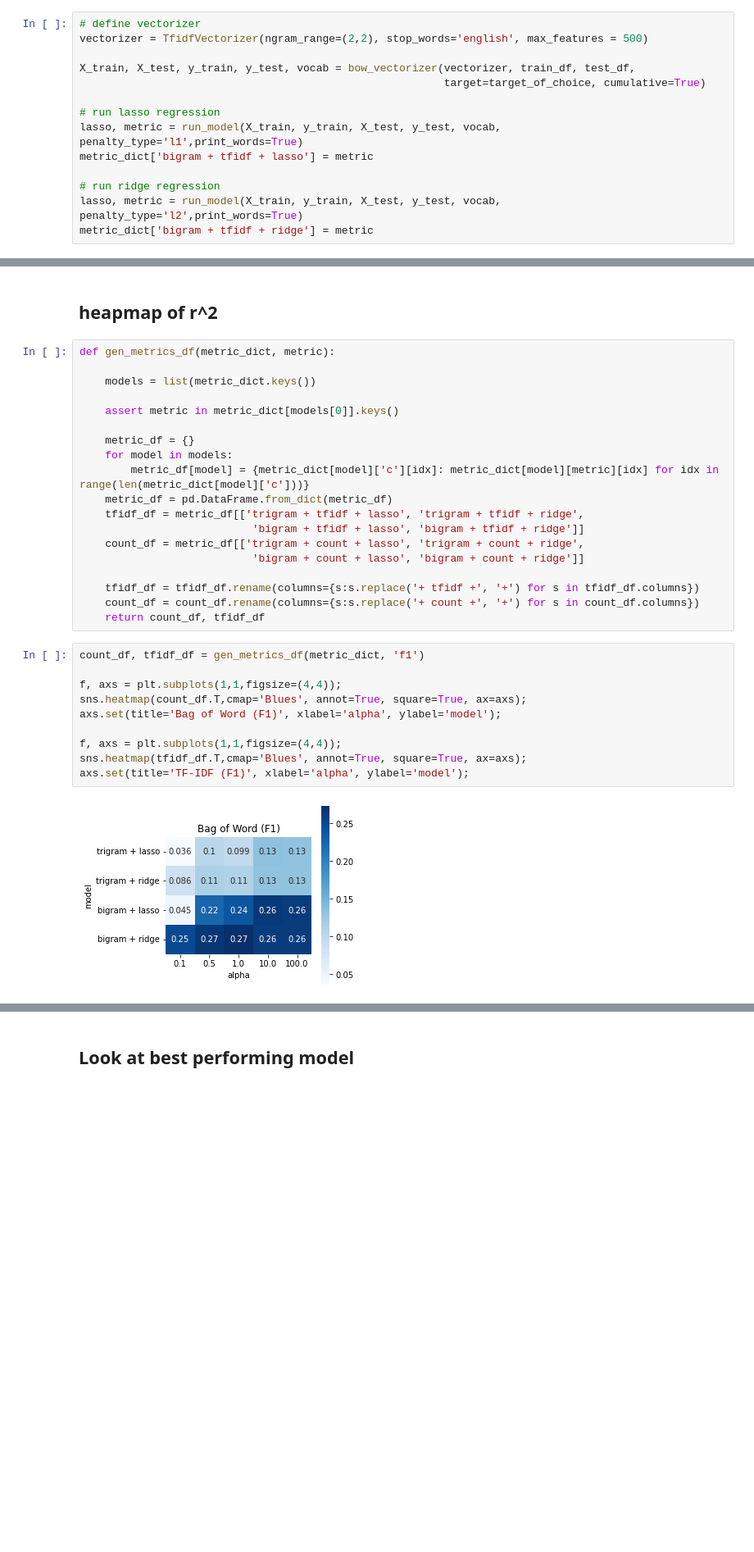
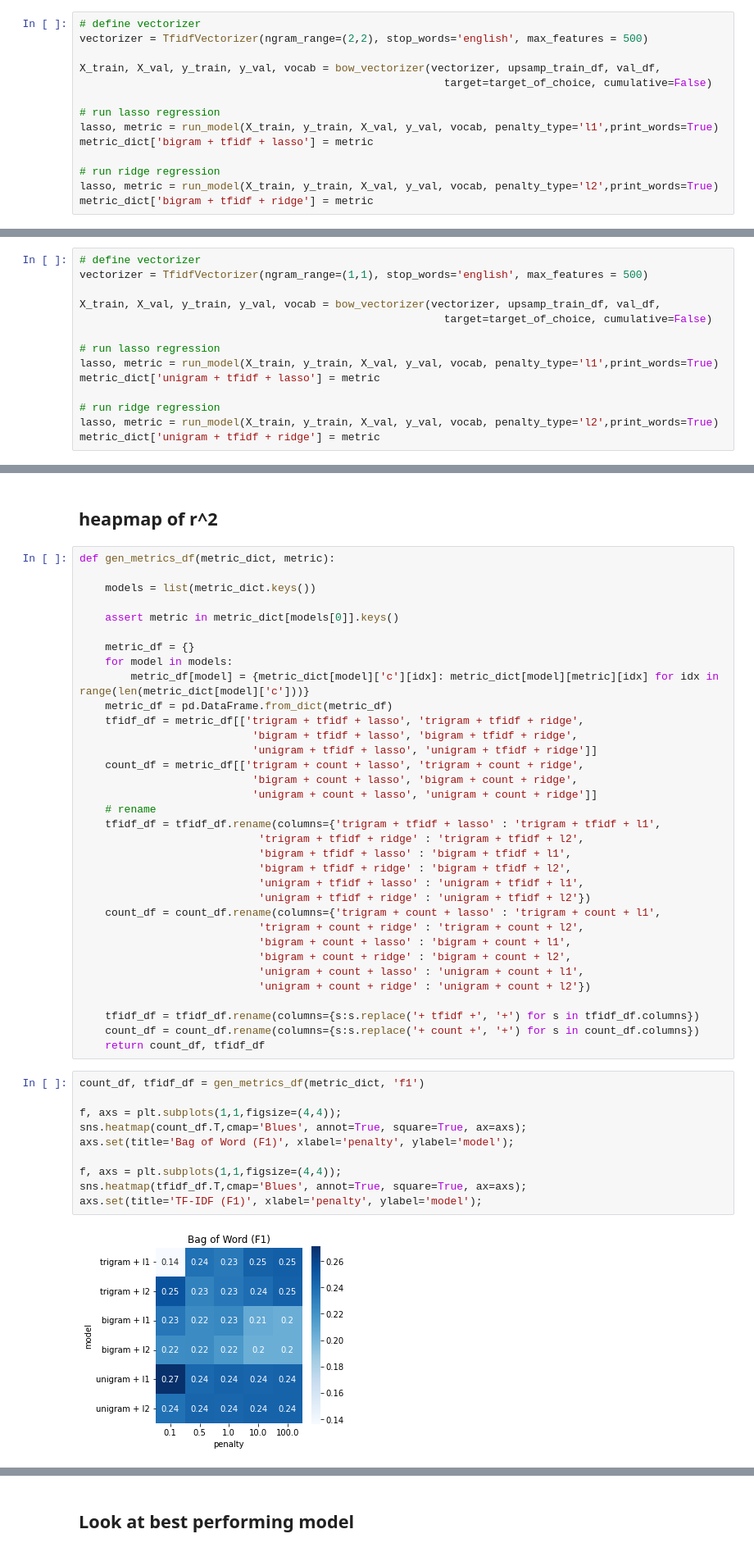
Before and after one commit to lotusxia/297r-caps, a Jupyter notebook: models/bow/regression_w_text_BoW_product.ipynb, the cells around one changed output, grey strips where cells are left out. Shown: that part at 82% size. Saved outputs shown, nothing was run; the diff lists cells and outputs as text; blank space fills up the shorter version.

```diff
--- a/models/bow/regression_w_text_BoW_product.ipynb
+++ b/models/bow/regression_w_text_BoW_product.ipynb
@@ -351,14 +385,14 @@ bad words:
 # define vectorizer
 vectorizer = TfidfVectorizer(ngram_range=(2,2), stop_words='english', max_features = 500)
 
-X_train, X_test, y_train, y_test, vocab = bow_vectorizer(vectorizer, train_df, test_df,
-                                                         target=target_of_choice, cumulative=True)
+X_train, X_val, y_train, y_val, vocab = bow_vectorizer(vectorizer, upsamp_train_df, val_df,
+                                                         target=target_of_choice, cumulative=False)
 
 # run lasso regression
-lasso, metric = run_model(X_train, y_train, X_test, y_test, vocab, penalty_type='l1',print_words=True)
+lasso, metric = run_model(X_train, y_train, X_val, y_val, vocab, penalty_type='l1',print_words=True)
 metric_dict['bigram + tfidf + lasso'] = metric
 
 # run ridge regression
-lasso, metric = run_model(X_train, y_train, X_test, y_test, vocab, penalty_type='l2',print_words=True)
+lasso, metric = run_model(X_train, y_train, X_val, y_val, vocab, penalty_type='l2',print_words=True)
 metric_dict['bigram + tfidf + ridge'] = metric
 # %% [output]
@@ -403,0 +475,14 @@ bad words:
+# %%
+# define vectorizer
+vectorizer = TfidfVectorizer(ngram_range=(1,1), stop_words='english', max_features = 500)
+
+X_train, X_val, y_train, y_val, vocab = bow_vectorizer(vectorizer, upsamp_train_df, val_df,
+                                                         target=target_of_choice, cumulative=False)
+
+# run lasso regression
+lasso, metric = run_model(X_train, y_train, X_val, y_val, vocab, penalty_type='l1',print_words=True)
+metric_dict['unigram + tfidf + lasso'] = metric
+
+# run ridge regression
+lasso, metric = run_model(X_train, y_train, X_val, y_val, vocab, penalty_type='l2',print_words=True)
+metric_dict['unigram + tfidf + ridge'] = metric
@@ -426,9 +537,24 @@ def gen_metrics_df(metric_dict, metric):
         metric_df[model] = {metric_dict[model]['c'][idx]: metric_dict[model][metric][idx] for idx in range(len(metric_dict[model]['c']))}
     metric_df = pd.DataFrame.from_dict(metric_df)
     tfidf_df = metric_df[['trigram + tfidf + lasso', 'trigram + tfidf + ridge',
-                           'bigram + tfidf + lasso', 'bigram + tfidf + ridge']]
+                           'bigram + tfidf + lasso', 'bigram + tfidf + ridge',
+                           'unigram + tfidf + lasso', 'unigram + tfidf + ridge']]
     count_df = metric_df[['trigram + count + lasso', 'trigram + count + ridge',
-                           'bigram + count + lasso', 'bigram + count + ridge']]
+                           'bigram + count + lasso', 'bigram + count + ridge',
+                           'unigram + count + lasso', 'unigram + count + ridge']]
+    # rename
+    tfidf_df = tfidf_df.rename(columns={'trigram + tfidf + lasso' : 'trigram + tfidf + l1',
+                            'trigram + tfidf + ridge' : 'trigram + tfidf + l2',
+                            'bigram + tfidf + lasso' : 'bigram + tfidf + l1',
+                            'bigram + tfidf + ridge' : 'bigram + tfidf + l2',
+                            'unigram + tfidf + lasso' : 'unigram + tfidf + l1',
+                            'unigram + tfidf + ridge' : 'unigram + tfidf + l2'})
+    count_df = count_df.rename(columns={'trigram + count + lasso' : 'trigram + count + l1',
+                            'trigram + count + ridge' : 'trigram + count + l2',
+                            'bigram + count + lasso' : 'bigram + count + l1',
+                            'bigram + count + ridge' : 'bigram + count + l2',
+                            'unigram + count + lasso' : 'unigram + count + l1',
+                            'unigram + count + ridge' : 'unigram + count + l2'})
 
     tfidf_df = tfidf_df.rename(columns={s:s.replace('+ tfidf +', '+') for s in tfidf_df.columns})
     count_df = count_df.rename(columns={s:s.replace('+ count +', '+') for s in count_df.columns})
@@ -436,12 +562,12 @@ def gen_metrics_df(metric_dict, metric):
 # %%
 count_df, tfidf_df = gen_metrics_df(metric_dict, 'f1')
 
 f, axs = plt.subplots(1,1,figsize=(4,4));
 sns.heatmap(count_df.T,cmap='Blues', annot=True, square=True, ax=axs);
-axs.set(title='Bag of Word (F1)', xlabel='alpha', ylabel='model');
+axs.set(title='Bag of Word (F1)', xlabel='penalty', ylabel='model');
 
 f, axs = plt.subplots(1,1,figsize=(4,4));
 sns.heatmap(tfidf_df.T,cmap='Blues', annot=True, square=True, ax=axs);
-axs.set(title='TF-IDF (F1)', xlabel='alpha', ylabel='model');
+axs.set(title='TF-IDF (F1)', xlabel='penalty', ylabel='model');
 # %% [output]
-[figure, old version]
+[figure, new version]
```
Also changed, not shown: parts of 39 cells of this notebook, 2 other files.
